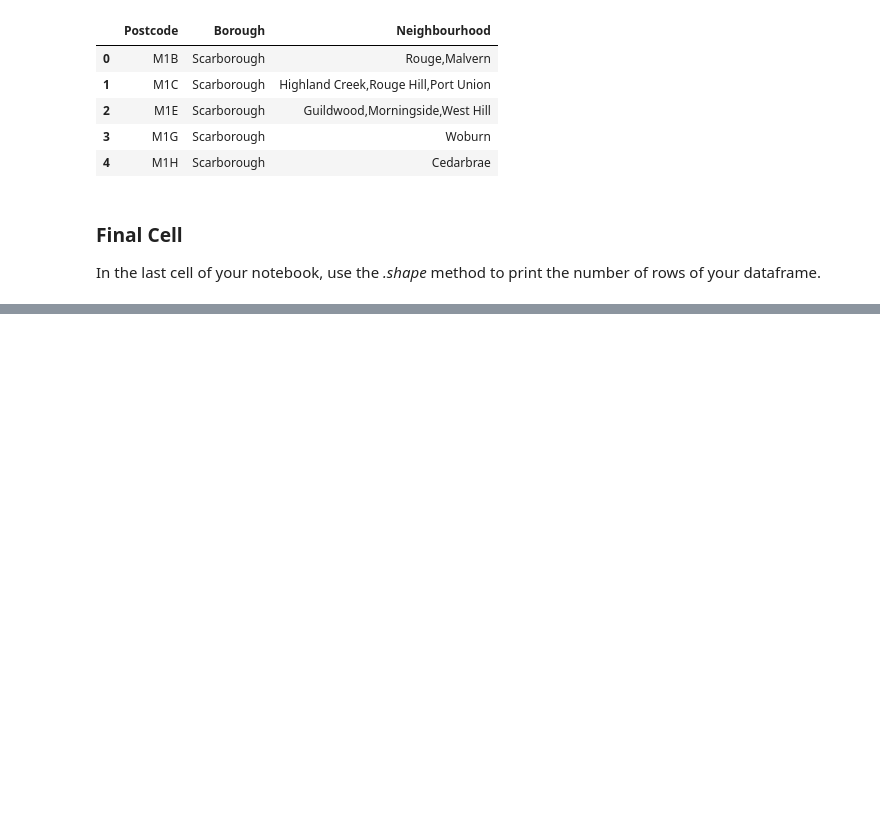
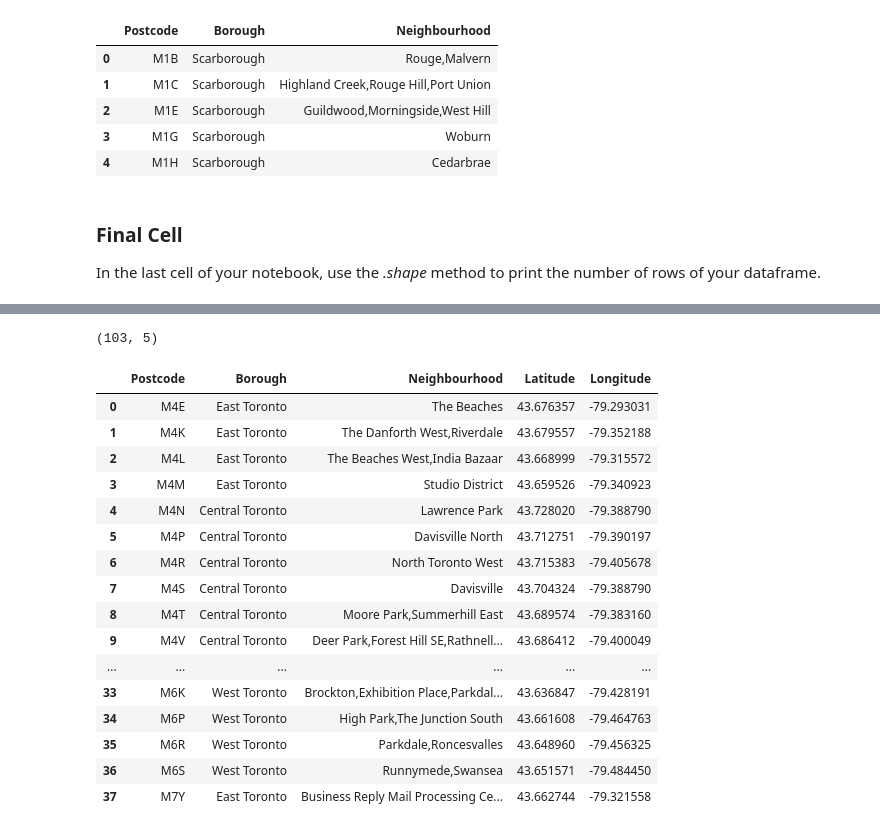
Before and after one commit to mjzalewski/Coursera_Capstone, a Jupyter notebook: Segmenting_Toronto.ipynb, the cells around one changed output, grey strips where cells are left out. Drawn from its saved outputs; the diff is of its cells as text; code cells hidden in the pictures; blank space fills up the shorter version.

Commit message:
Add Part 2 - Add Geocoding of Toronto Postcodes

```diff
--- a/Segmenting_Toronto.ipynb
+++ b/Segmenting_Toronto.ipynb
@@ -75,0 +116,3 @@ Toronto dataframe has 103 rows
+# %%
+df_ll = pd.read_csv('https://cocl.us/Geospatial_data')
+df_ll.head()
@@ -75,0 +130,8 @@ Toronto dataframe has 103 rows
+# %%
+# Merge neighborhoods (scraped from Wikipedia) with Longitude/Latitude of each Post Code
+# have to rename the Postcode column so it is the same in both data frames
+df_geo = pd.merge(
+    df_post,
+    df_ll.rename(columns={'Postal Code':'Postcode'}),
+    on='Postcode', how='inner')
+df_geo.head()
@@ -75,0 +145,26 @@ Toronto dataframe has 103 rows
+# %%
+df_geo.shape
+# %% [output]
+(103, 5)
+# %%
+#Find the neighborhoods where the Borough contains 'Toronto'
+df_toronto = df_geo[df_geo.Borough.str.contains( "Toronto")].reset_index(drop=True)
+df_toronto
+# %% [output]
+|  | Postcode | Borough | Neighbourhood | Latitude | Longitude |
+| 0 | M4E | East Toronto | The Beaches | 43.676357 | -79.293031 |
+| 1 | M4K | East Toronto | The Danforth West,Riverdale | 43.679557 | -79.352188 |
+| 2 | M4L | East Toronto | The Beaches West,India Bazaar | 43.668999 | -79.315572 |
+| 3 | M4M | East Toronto | Studio District | 43.659526 | -79.340923 |
+| 4 | M4N | Central Toronto | Lawrence Park | 43.728020 | -79.388790 |
+| 5 | M4P | Central Toronto | Davisville North | 43.712751 | -79.390197 |
+| 6 | M4R | Central Toronto | North Toronto West | 43.715383 | -79.405678 |
+| 7 | M4S | Central Toronto | Davisville | 43.704324 | -79.388790 |
+| 8 | M4T | Central Toronto | Moore Park,Summerhill East | 43.689574 | -79.383160 |
+| 9 | M4V | Central Toronto | Deer Park,Forest Hill SE,Rathnell... | 43.686412 | -79.400049 |
+| ... | ... | ... | ... | ... | ... |
+| 33 | M6K | West Toronto | Brockton,Exhibition Place,Parkdal... | 43.636847 | -79.428191 |
+| 34 | M6P | West Toronto | High Park,The Junction South | 43.661608 | -79.464763 |
+| 35 | M6R | West Toronto | Parkdale,Roncesvalles | 43.648960 | -79.456325 |
+| 36 | M6S | West Toronto | Runnymede,Swansea | 43.651571 | -79.484450 |
+| 37 | M7Y | East Toronto | Business Reply Mail Processing Ce... | 43.662744 | -79.321558 |
```
Also changed, not shown: parts of 11 cells of this notebook.
